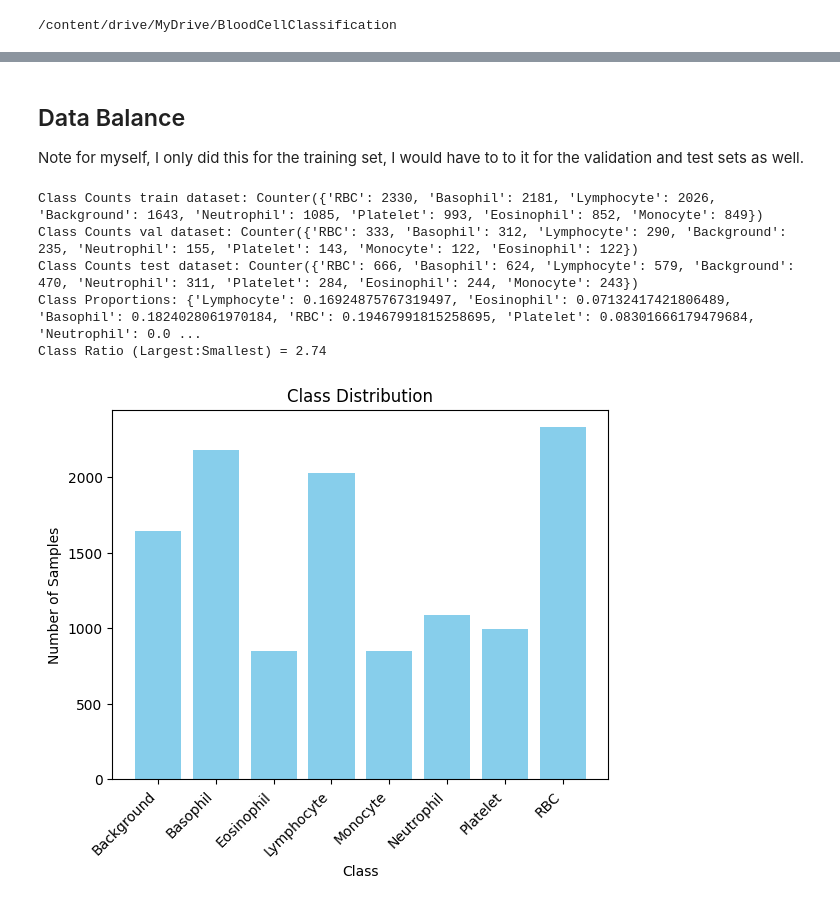
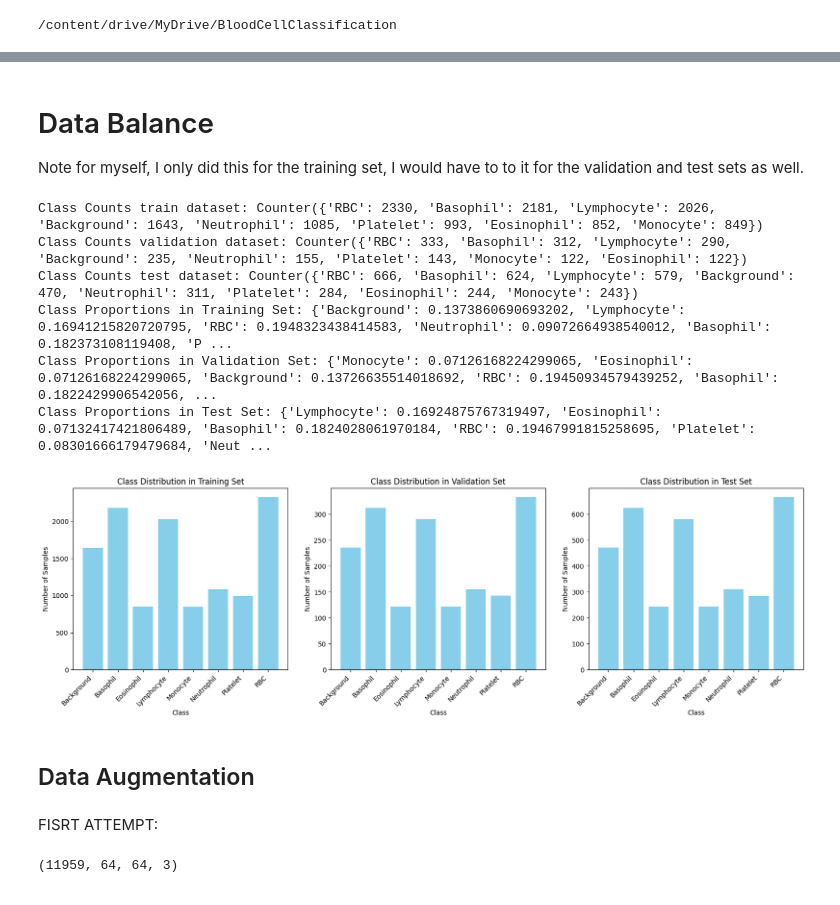
Before and after one commit to Nilsvanesostos/BloodMNIST, a Jupyter notebook: BloodMNIST.ipynb, the cells around one changed output, grey strips where cells are left out. Drawn from its saved outputs; the diff is of its cells as text; code cells hidden in the pictures.

```diff
--- a/BloodMNIST.ipynb
+++ b/BloodMNIST.ipynb
@@ -133,5 +151,5 @@ for images, labels in train_tf_dataset.take(1):
 # %% [markdown]
-## Data Balance
+# Data Balance
 Note for myself, I only did this for the training set, I would have to to it for the validation and test sets as well.
 # %%
 # Extract all the labels from the dataset
@@ -151,39 +169,68 @@ for _, label in test_dataset:
   all_labels_test.append(label_name(label_number))
 
 # Count instances per class
-class_counts = Counter(all_labels_train)
-print("Class Counts train dataset:", class_counts)
+class_counts_train = Counter(all_labels_train)
+print("Class Counts train dataset:", class_counts_train)
 
-class_counts = Counter(all_labels_val)
-print("Class Counts validation dataset:", class_counts)
+class_counts_val = Counter(all_labels_val)
+print("Class Counts validation dataset:", class_counts_val)
 
-class_counts = Counter(all_labels_test)
-print("Class Counts test dataset:", class_counts)
+class_counts_test = Counter(all_labels_test)
+print("Class Counts test dataset:", class_counts_test)
 
 # Calculate proportions
-classes, counts = zip(*sorted(class_counts.items()))
-total_samples = sum(counts)
-class_proportions = {cls: count / total_samples for cls, count in class_counts.items()}
-print("Class Proportions:", class_proportions)
+classes_train, counts_train = zip(*sorted(class_counts_train.items()))
+total_samples_train = sum(counts_train)
+class_proportions_train = {cls: count_train / total_samples_train for cls, count_train in class_counts_train.items()}
+print("Class Proportions in Training Set:", class_proportions_train)
 
-# Class ratio
-largest_class = max(counts)
-smallest_class = min(counts)
-class_ratio = largest_class / smallest_class
-print(f"Class Ratio (Largest:Smallest) = {class_ratio:.2f}")
+classes_val, counts_val = zip(*sorted(class_counts_val.items()))
+total_samples_val = sum(counts_val)
+class_proportions_val = {cls: count_val / total_samples_val for cls, count_val in class_counts_val.items()}
+print("Class Proportions in Validation Set:", class_proportions_val)
+
+classes_test, counts_test = zip(*sorted(class_counts_test.items()))
+total_samples_test = sum(counts_test)
+class_proportions_test = {cls: count_test / total_samples_test for cls, count_test in class_counts_test.items()}
+print("Class Proportions in Test Set:", class_proportions_test)
 # %% [output]
 Class Counts train dataset: Counter({'RBC': 2330, 'Basophil': 2181, 'Lymphocyte': 2026, 'Background': 1643, 'Neutrophil': 1085, 'Platelet': 993, 'Eosinophil': 852, 'Monocyte': 849})
-Class Counts val dataset: Counter({'RBC': 333, 'Basophil': 312, 'Lymphocyte': 290, 'Background': 235, 'Neutrophil': 155, 'Platelet': 143, 'Monocyte': 122, 'Eosinophil': 122})
+Class Counts validation dataset: Counter({'RBC': 333, 'Basophil': 312, 'Lymphocyte': 290, 'Background': 235, 'Neutrophil': 155, 'Platelet': 143, 'Monocyte': 122, 'Eosinophil': 122})
 Class Counts test dataset: Counter({'RBC': 666, 'Basophil': 624, 'Lymphocyte': 579, 'Background': 470, 'Neutrophil': 311, 'Platelet': 284, 'Eosinophil': 244, 'Monocyte': 243})
-Class Proportions: {'Lymphocyte': 0.16924875767319497, 'Eosinophil': 0.07132417421806489, 'Basophil': 0.1824028061970184, 'RBC': 0.19467991815258695, 'Platelet': 0.08301666179479684, 'Neutrophil': 0.0 ...
-Class Ratio (Largest:Smallest) = 2.74
+Class Proportions in Training Set: {'Background': 0.1373860690693202, 'Lymphocyte': 0.16941215820720795, 'RBC': 0.1948323438414583, 'Neutrophil': 0.09072664938540012, 'Basophil': 0.182373108119408, 'P ...
+Class Proportions in Validation Set: {'Monocyte': 0.07126168224299065, 'Eosinophil': 0.07126168224299065, 'Background': 0.13726635514018692, 'RBC': 0.19450934579439252, 'Basophil': 0.1822429906542056, ...
+Class Proportions in Test Set: {'Lymphocyte': 0.16924875767319497, 'Eosinophil': 0.07132417421806489, 'Basophil': 0.1824028061970184, 'RBC': 0.19467991815258695, 'Platelet': 0.08301666179479684, 'Neut ...
 # %%
-# Visualize the distribution of labels
-plt.bar(classes, counts, color='skyblue')
+plt.figure(figsize=(20, 5))
+
+# Display Class Distribution Training Set
+plt.subplot(1, 3, 1)
+plt.bar(classes_train, counts_train, color='skyblue')
 plt.xticks(rotation=45, ha='right')
 plt.xlabel('Class')
 plt.ylabel('Number of Samples')
-plt.title('Class Distribution')
+plt.title('Class Distribution in Training Set')
+
+# Display Class Distribution Validation Set
+plt.subplot(1, 3, 2)
+plt.bar(classes_val, counts_val, color='skyblue')
+plt.xticks(rotation=45, ha='right')
+plt.xlabel('Class')
+plt.ylabel('Number of Samples')
+plt.title('Class Distribution in Validation Set')
+
+# Display Class Distribution Validation Set
+plt.subplot(1, 3, 3)
+plt.bar(classes_test, counts_test, color='skyblue')
+plt.xticks(rotation=45, ha='right')
+plt.xlabel('Class')
+plt.ylabel('Number of Samples')
+plt.title('Class Distribution in Test Set')
+
 plt.show()
 # %% [output]
-[figure, old version]
+[figure, new version]
+# %% [markdown]
+## Data Augmentation
+# %% [markdown]
+FISRT ATTEMPT:
@@ -189,0 +281,5 @@ plt.show()
+# %%
+X_train = images.reshape(images.shape[0], 64, 64, 3)
+X_train.shape
+# %% [output]
+(11959, 64, 64, 3)
```
Also changed, not shown: parts of 106 cells of this notebook.
